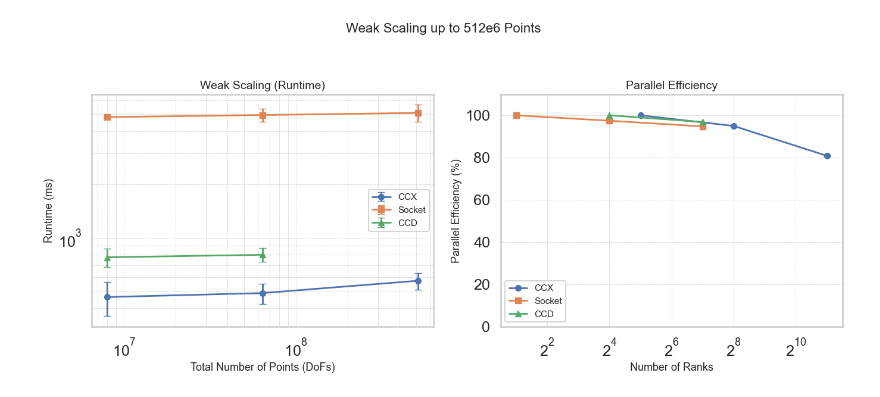
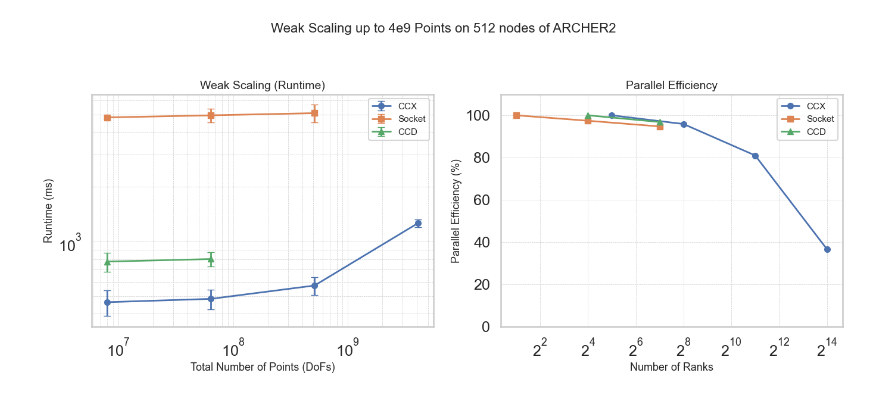
Before and after one commit to bempp/kifmm, a Jupyter notebook: hpc/ijhpca/Weak Scaling.ipynb, the cells around one changed output. Saved outputs shown, nothing was run; the diff lists cells and outputs as text; code cells hidden in the pictures.

```diff
--- a/hpc/ijhpca/Weak Scaling.ipynb
+++ b/hpc/ijhpca/Weak Scaling.ipynb
@@ -7,4 +14,4 @@ import matplotlib.pyplot as plt
 # %%
-df0 = pd.read_csv('data/weak_fft_n=512000000_p=64_11077797/weak_fft_n=512000000_p=64_11077797.csv')
+df0 = pd.read_csv('data/weak_fft_n=4096000000_p=512_11079232/weak_fft_n=4096000000_p=512_11079232.csv')
 df1 = pd.read_csv('data/weak_fft_n=512000000_p=64_11077800/weak_fft_n=512000000_p=64_11077800.csv')
 df2 = pd.read_csv('data/weak_fft_n=512000000_p=64_11077796/weak_fft_n=512000000_p=64_11077796.csv')
@@ -104,6 +96,6 @@ def weak_scaling(dfs, names=None, title="Weak Scaling Performance"):
     plt.tight_layout()
     plt.show()
 # %%
-weak_scaling([df0, df1, df2], names=["CCX", "Socket", "CCD"], title="Weak Scaling up to 512e6 Points")
+weak_scaling([df0, df1, df2], names=["CCX", "Socket", "CCD"], title="Weak Scaling up to 4e9 Points on 512 nodes of ARCHER2")
 # %% [output]
-[figure, old version]
+[figure, new version]
```
Also changed, not shown: parts of 2 cells of this notebook, 1 other file.
